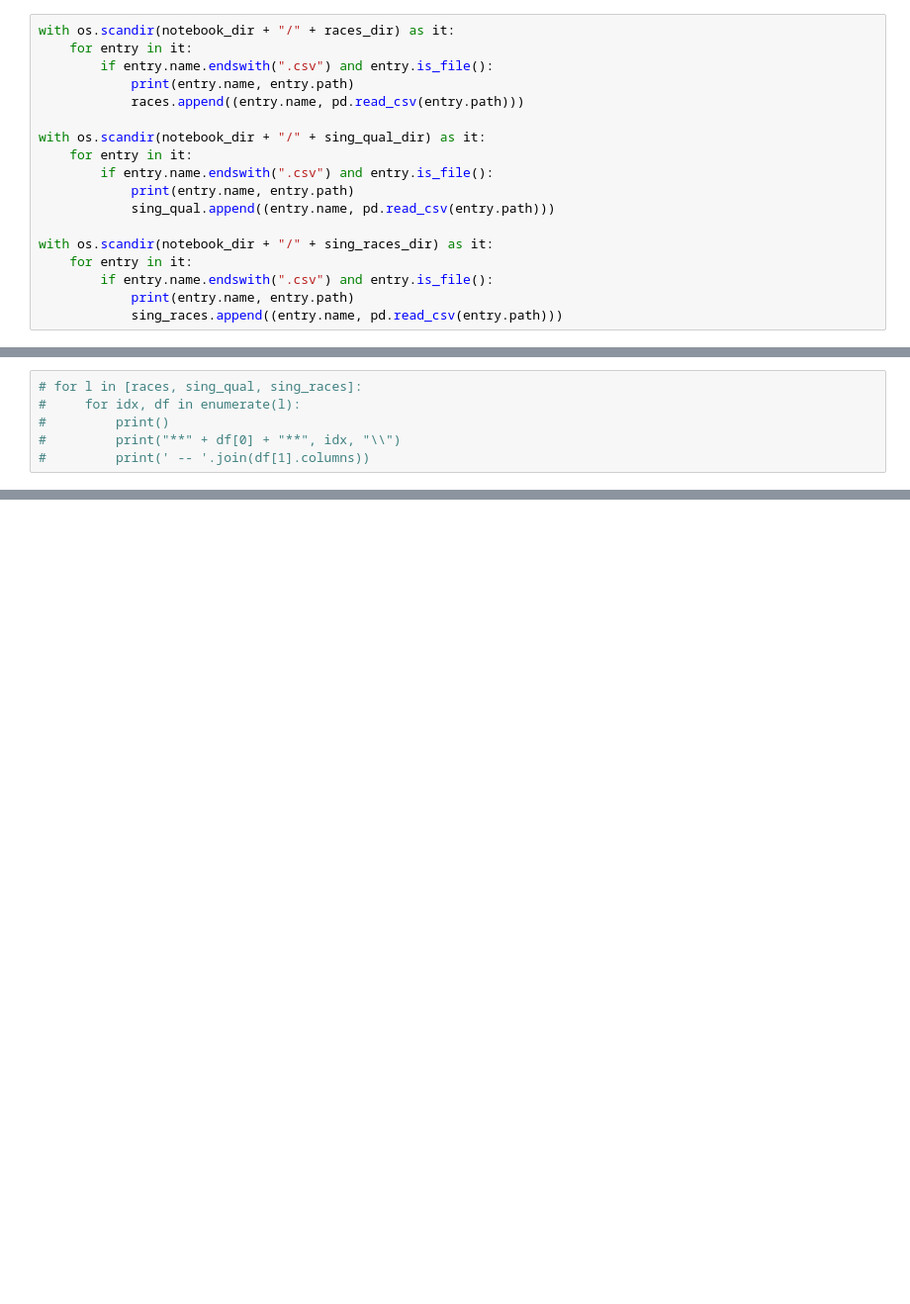
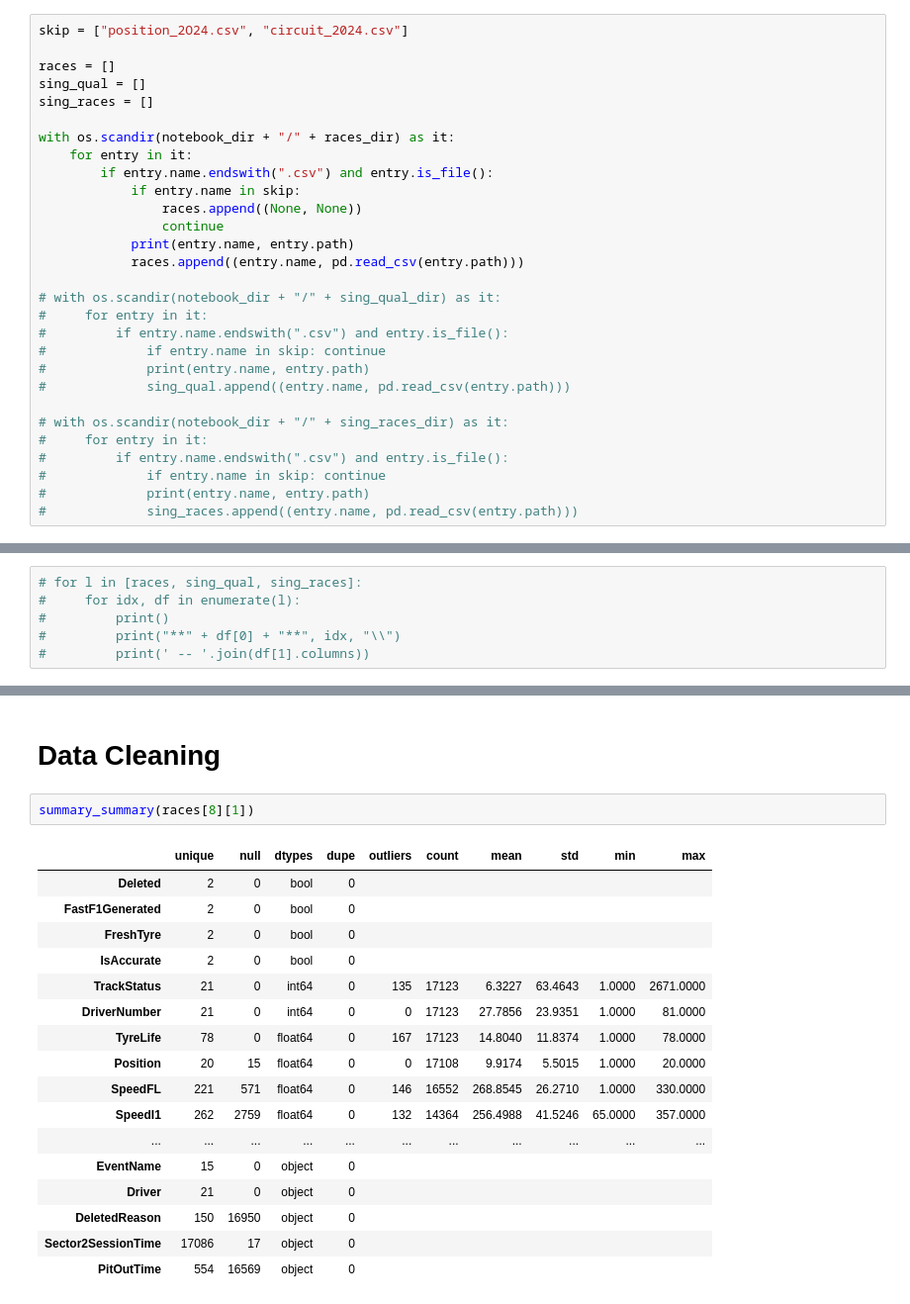
Before and after one commit to MyNameIsCalvinDavis/Data-Science, a Jupyter notebook: F1/F1.ipynb, the cells around one changed output, grey strips where cells are left out. Shown at 99% size. Cells and saved outputs as stored; diff of their text form; blank space fills up the shorter version.

Commit message:
Exploratory Data Analysis

```diff
--- a/F1/F1.ipynb
+++ b/F1/F1.ipynb
@@ -28,20 +30,31 @@ sing_races = []
 # %%
+skip = ["position_2O24.csv", "circuit_2024.csv"]
+
+races = []
+sing_qual = []
+sing_races = []
+
 with os.scandir(notebook_dir + "/" + races_dir) as it:
     for entry in it:
         if entry.name.endswith(".csv") and entry.is_file():
+            if entry.name in skip:
+                races.append((None, None))
+                continue
             print(entry.name, entry.path)
             races.append((entry.name, pd.read_csv(entry.path)))
 
-with os.scandir(notebook_dir + "/" + sing_qual_dir) as it:
-    for entry in it:
-        if entry.name.endswith(".csv") and entry.is_file():
-            print(entry.name, entry.path)
-            sing_qual.append((entry.name, pd.read_csv(entry.path)))
+# with os.scandir(notebook_dir + "/" + sing_qual_dir) as it:
+#     for entry in it:
+#         if entry.name.endswith(".csv") and entry.is_file():
+#             if entry.name in skip: continue
+#             print(entry.name, entry.path)
+#             sing_qual.append((entry.name, pd.read_csv(entry.path)))
 
-with os.scandir(notebook_dir + "/" + sing_races_dir) as it:
-    for entry in it:
-        if entry.name.endswith(".csv") and entry.is_file():
-            print(entry.name, entry.path)
-            sing_races.append((entry.name, pd.read_csv(entry.path)))
+# with os.scandir(notebook_dir + "/" + sing_races_dir) as it:
+#     for entry in it:
+#         if entry.name.endswith(".csv") and entry.is_file():
+#             if entry.name in skip: continue
+#             print(entry.name, entry.path)
+#             sing_races.append((entry.name, pd.read_csv(entry.path)))
 # %% [output]
 weather_2024.csv /home/ppc/Projects/Data-Science/F1/races_2024/weather_2024.csv
@@ -172,0 +165,22 @@ Year -- Time -- Category -- Message -- Status -- Flag -- Scope -- Sector -- Raci
+# %% [markdown]
+# Data Cleaning
+# %%
+summary_summary(races[8][1])
+# %% [output]
+|  | unique | null | dtypes | dupe | outliers | count | mean | std | min | max |
+| Deleted | 2 | 0 | bool | 0 |  |  |  |  |  |  |
+| FastF1Generated | 2 | 0 | bool | 0 |  |  |  |  |  |  |
+| FreshTyre | 2 | 0 | bool | 0 |  |  |  |  |  |  |
+| IsAccurate | 2 | 0 | bool | 0 |  |  |  |  |  |  |
+| TrackStatus | 21 | 0 | int64 | 0 | 135 | 17123 | 6.3227 | 63.4643 | 1.0000 | 2671.0000 |
+| DriverNumber | 21 | 0 | int64 | 0 | 0 | 17123 | 27.7856 | 23.9351 | 1.0000 | 81.0000 |
+| TyreLife | 78 | 0 | float64 | 0 | 167 | 17123 | 14.8040 | 11.8374 | 1.0000 | 78.0000 |
+| Position | 20 | 15 | float64 | 0 | 0 | 17108 | 9.9174 | 5.5015 | 1.0000 | 20.0000 |
+| SpeedFL | 221 | 571 | float64 | 0 | 146 | 16552 | 268.8545 | 26.2710 | 1.0000 | 330.0000 |
+| SpeedI1 | 262 | 2759 | float64 | 0 | 132 | 14364 | 256.4988 | 41.5246 | 65.0000 | 357.0000 |
+| ... | ... | ... | ... | ... | ... | ... | ... | ... | ... | ... |
+| EventName | 15 | 0 | object | 0 |  |  |  |  |  |  |
+| Driver | 21 | 0 | object | 0 |  |  |  |  |  |  |
+| DeletedReason | 150 | 16950 | object | 0 |  |  |  |  |  |  |
+| Sector2SessionTime | 17086 | 17 | object | 0 |  |  |  |  |  |  |
+| PitOutTime | 554 | 16569 | object | 0 |  |  |  |  |  |  |
```
Also changed, not shown: parts of 26 cells of this notebook, 2 other files.
